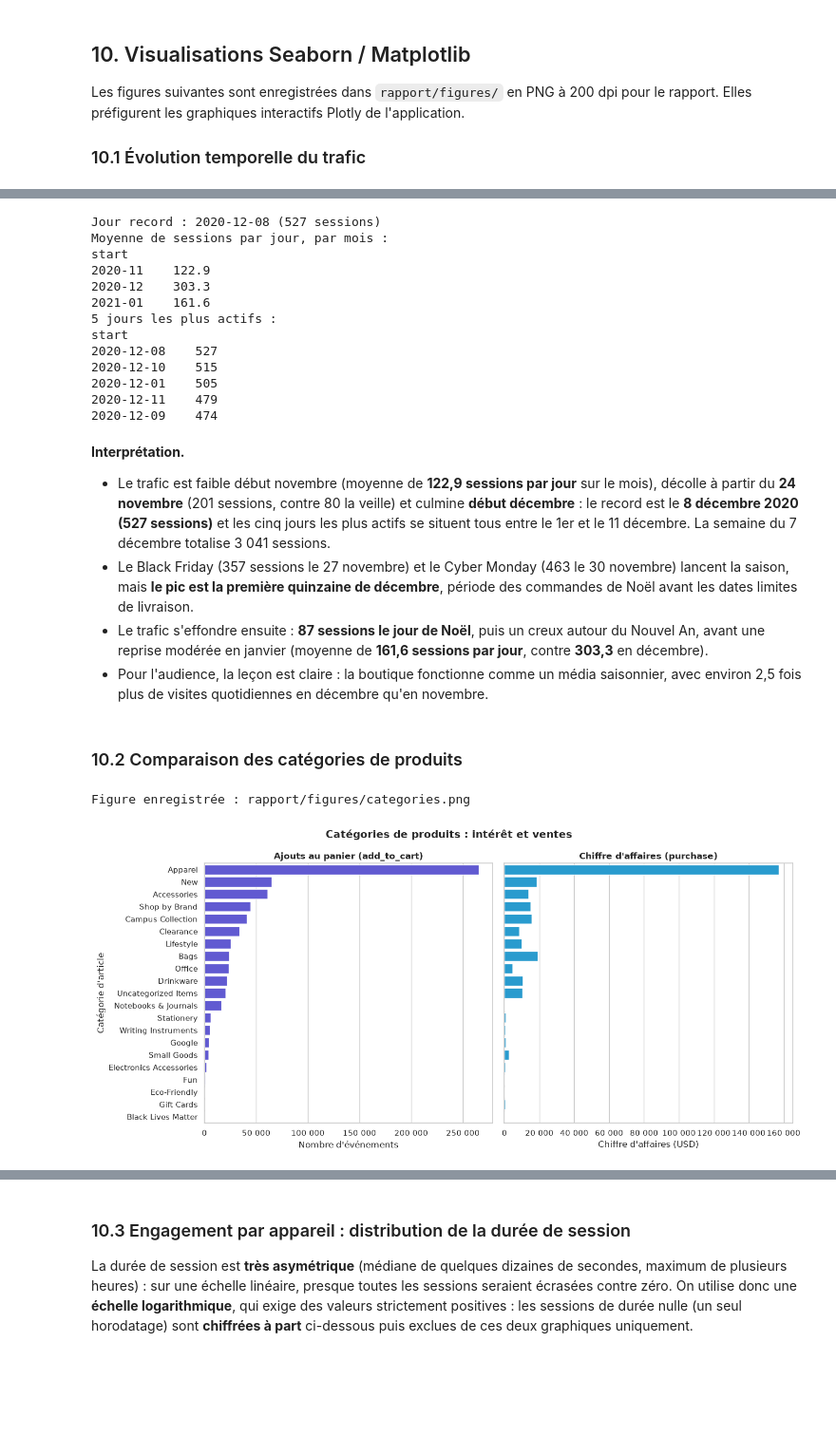
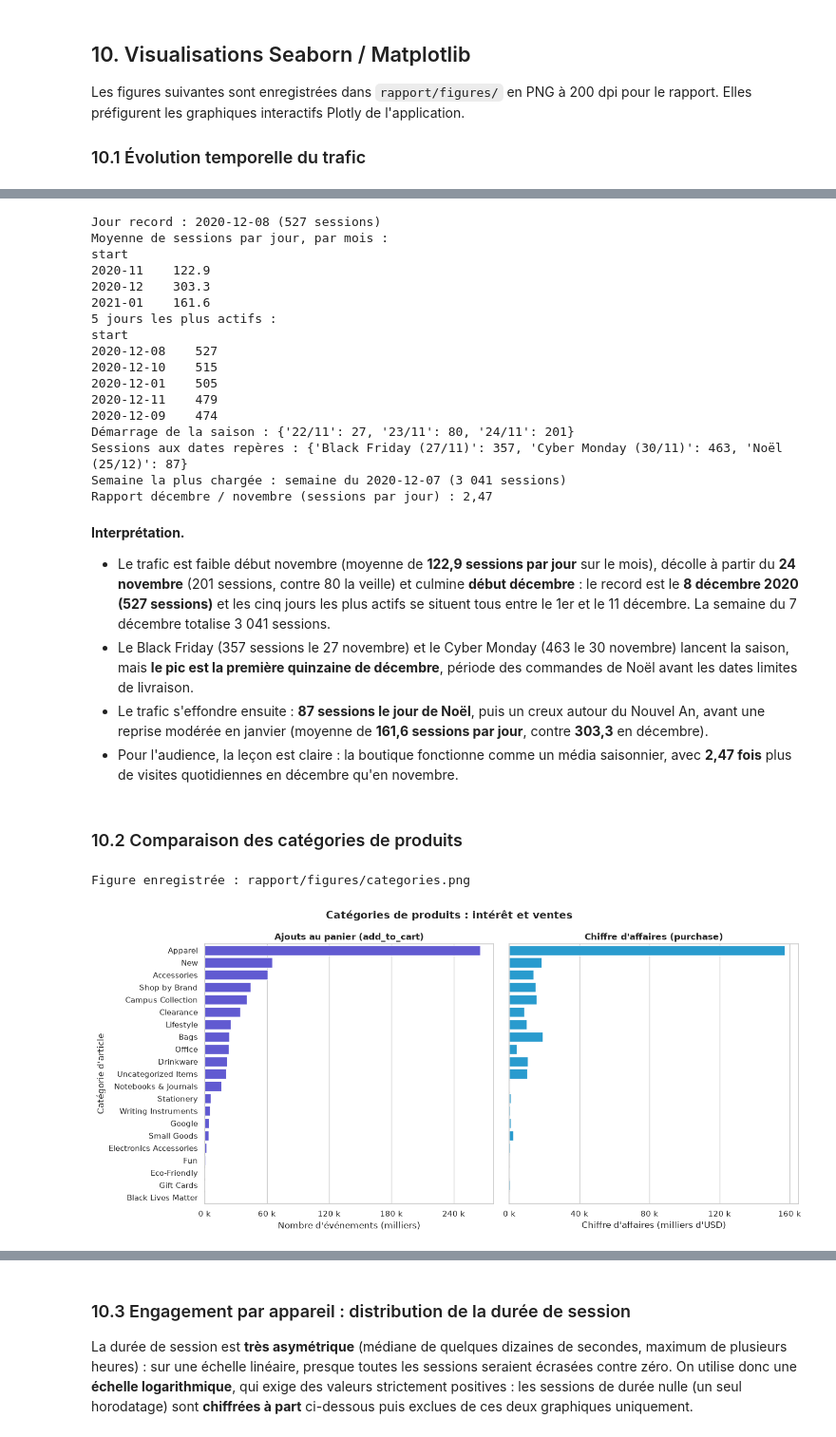
Before and after one commit to Abdazz/audience-lab, a Jupyter notebook: notebooks/01_preparation_donnees.ipynb, the cells around one changed output, grey strips where cells are left out. Shown at 95% size. Drawn from its saved outputs; the diff is of its cells as text; code cells hidden in the pictures; blank space fills up the shorter version.

```diff
--- a/notebooks/01_preparation_donnees.ipynb
+++ b/notebooks/01_preparation_donnees.ipynb
@@ -66,7 +66,13 @@ def nombre_fr(valeur, decimales=0):
     return f"{valeur:,.{decimales}f}".replace(",", " ").replace(".", ",")
 
 
+def pct_fr(proportion, decimales=1):
+    """Formate une proportion (0 à 1) en pourcentage à la française, ex. 0.2456 -> '24,6 %'."""
+    return f"{nombre_fr(proportion * 100, decimales)} %"
+
+
 FORMAT_MILLIERS = plt.FuncFormatter(lambda x, _: nombre_fr(x))
+FORMAT_KILO = plt.FuncFormatter(lambda x, _: f"{nombre_fr(x / 1000)} k")
 
 
 def enregistrer(fig, nom):
@@ -771,5 +777,7 @@ repartition_categories = events_aux.groupby("item_category").agg(
 ).sort_values("evenements", ascending=False)
 repartition_categories["part_evenements"] = repartition_categories["evenements"] / len(events)
 repartition_categories["part_ca"] = repartition_categories["ca_usd"] / repartition_categories["ca_usd"].sum()
+repartition_categories["achats_pour_100_ajouts"] = repartition_categories["achats"] / repartition_categories["ajouts_panier"] * 100
+repartition_categories["prix_moyen_achat_usd"] = repartition_categories["ca_usd"] / repartition_categories["achats"]
 repartition_categories.round(3)
 # %% [output]
@@ -854,6 +863,13 @@ print("Moyenne de sessions par jour, par mois :")
 print(sessions_par_jour.groupby(sessions_par_jour.index.strftime("%Y-%m")).mean().round(1).to_string())
 print("5 jours les plus actifs :")
 print(sessions_par_jour.sort_values(ascending=False).head(5).to_string())
+print("Démarrage de la saison :", {f"{jour:%d/%m}": int(n) for jour, n in sessions_par_jour["2020-11-22":"2020-11-24"].items()})
+print("Sessions aux dates repères :", {libelle: int(sessions_par_jour[jour]) for jour, (libelle, _, _) in REPERES.items()})
+sessions_par_semaine = sessions.set_index("start").resample("W-MON", label="left", closed="left").size()
+print(f"Semaine la plus chargée : semaine du {sessions_par_semaine.idxmax():%Y-%m-%d} "
+      f"({nombre_fr(sessions_par_semaine.max())} sessions)")
+print(f"Rapport décembre / novembre (sessions par jour) : "
+      f"{nombre_fr(sessions_par_jour['2020-12'].mean() / sessions_par_jour['2020-11'].mean(), 2)}")
 # %% [output]
 Jour record : 2020-12-08 (527 sessions)
 Moyenne de sessions par jour, par mois :
@@ -868,32 +884,37 @@ start
 2020-12-01    505
 2020-12-11    479
 2020-12-09    474
+Démarrage de la saison : {'22/11': 27, '23/11': 80, '24/11': 201}
+Sessions aux dates repères : {'Black Friday (27/11)': 357, 'Cyber Monday (30/11)': 463, 'Noël (25/12)': 87}
+Semaine la plus chargée : semaine du 2020-12-07 (3 041 sessions)
+Rapport décembre / novembre (sessions par jour) : 2,47
 # %% [markdown]
 **Interprétation.**
 - Le trafic est faible début novembre (moyenne de **122,9 sessions par jour** sur le mois), décolle à partir du **24 novembre** (201 sessions, contre 80 la veille) et culmine **début décembre** : le record est le **8 décembre 2020 (527 sessions)** et les cinq jours les plus actifs se situent tous entre le 1er et le 11 décembre. La semaine du 7 décembre totalise 3 041 sessions.
 - Le Black Friday (357 sessions le 27 novembre) et le Cyber Monday (463 le 30 novembre) lancent la saison, mais **le pic est la première quinzaine de décembre**, période des commandes de Noël avant les dates limites de livraison.
 - Le trafic s'effondre ensuite : **87 sessions le jour de Noël**, puis un creux autour du Nouvel An, avant une reprise modérée en janvier (moyenne de **161,6 sessions par jour**, contre **303,3** en décembre).
-- Pour l'audience, la leçon est claire : la boutique fonctionne comme un média saisonnier, avec environ 2,5 fois plus de visites quotidiennes en décembre qu'en novembre.
+- Pour l'audience, la leçon est claire : la boutique fonctionne comme un média saisonnier, avec **2,47 fois** plus de visites quotidiennes en décembre qu'en novembre.
 # %% [markdown]
 ### 10.2 Comparaison des catégories de produits
 # %%
 donnees_categories = repartition_categories.reset_index()
 fig, axes = plt.subplots(1, 2, figsize=(14, 6.5), sharey=True)
 sns.barplot(data=donnees_categories, y="item_category", x="ajouts_panier", ax=axes[0], color="#4F46E5")
 axes[0].set_title("Ajouts au panier (add_to_cart)")
-axes[0].set_xlabel("Nombre d'événements")
+axes[0].set_xlabel("Nombre d'événements (milliers)")
 axes[0].set_ylabel("Catégorie d'article")
 
 sns.barplot(data=donnees_categories, y="item_category", x="ca_usd", ax=axes[1], color="#0EA5E9")
 axes[1].set_title("Chiffre d'affaires (purchase)")
-axes[1].set_xlabel("Chiffre d'affaires (USD)")
+axes[1].set_xlabel("Chiffre d'affaires (milliers d'USD)")
 axes[1].set_ylabel("")
 for axe in axes:
-    axe.xaxis.set_major_formatter(FORMAT_MILLIERS)
+    axe.xaxis.set_major_locator(plt.MaxNLocator(5))
+    axe.xaxis.set_major_formatter(FORMAT_KILO)
 fig.suptitle("Catégories de produits : intérêt et ventes", fontweight="bold")
 fig.tight_layout()
 enregistrer(fig, "categories.png")
 plt.show()
 # %% [output]
 Figure enregistrée : rapport/figures/categories.png
-[figure, old version]
+[figure, new version]
```
Also changed, not shown: parts of 16 cells of this notebook, 5 other files.
